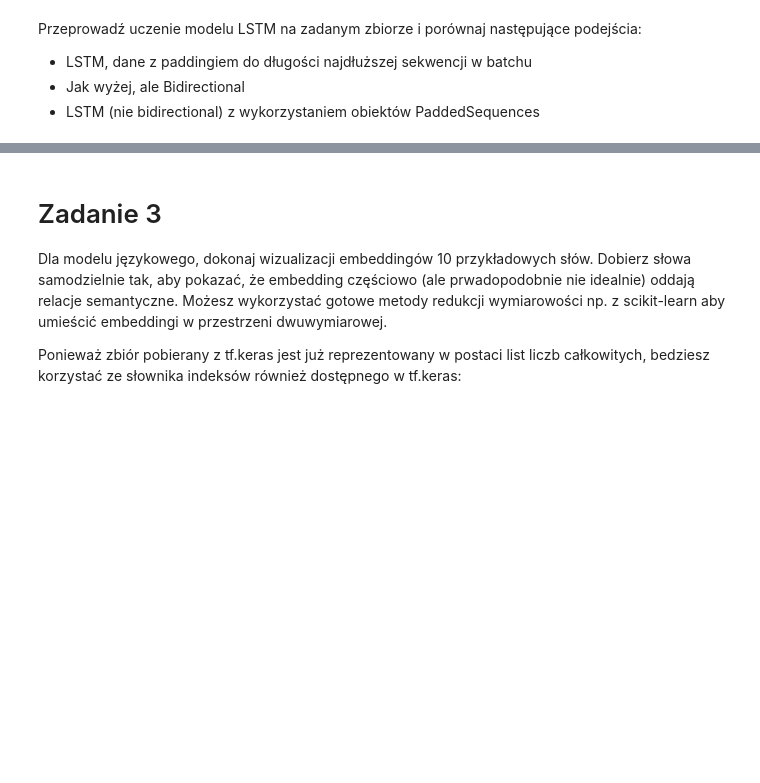
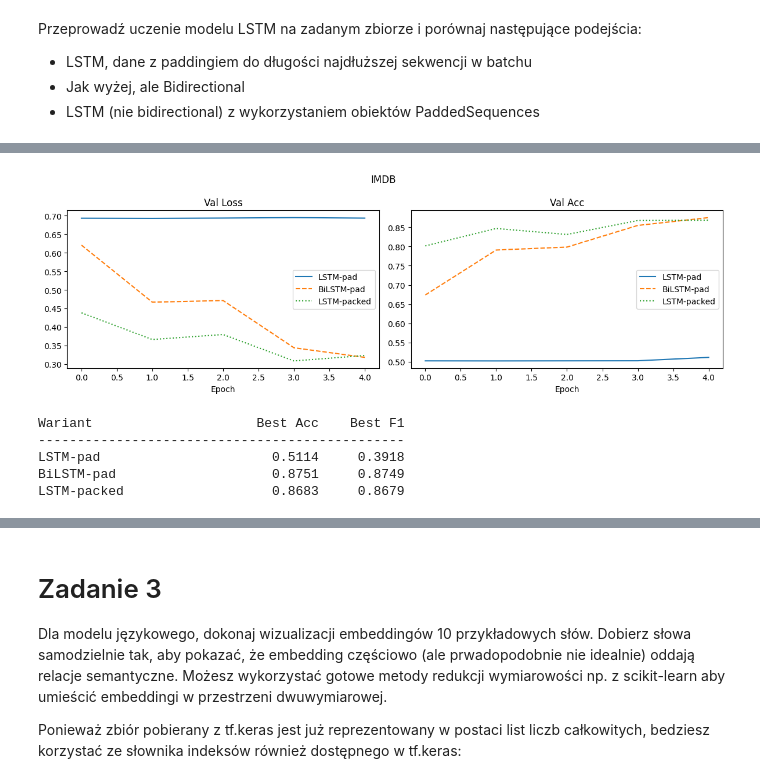
Before and after one commit to KwolekD/GlebokieSieciNeuronowe, a Jupyter notebook: lab09.ipynb, the cells around one changed output, grey strips where cells are left out. Drawn from its saved outputs; the diff is of its cells as text; code cells hidden in the pictures; blank space fills up the shorter version.

```diff
--- a/lab09.ipynb
+++ b/lab09.ipynb
@@ -343,0 +392,30 @@ Przeprowadź uczenie modelu LSTM na zadanym zbiorze i porównaj następujące po
+# %%
+# ── IMDB ──────────────────────────────────────────────────────────────────────
+NUM_WORDS = 10000
+VOCAB_SIZE = NUM_WORDS + 3  # +3 bo index_from=3
+
+(x_train, y_train), (x_test, y_test) = imdb.load_data(
+    path='imdb.npz',
+    num_words=NUM_WORDS,
+    skip_top=0,
+    maxlen=400,
+    seed=113,
+    start_char=1,
+    oov_char=2,
+    index_from=3
+)
+
+train_ds_imdb = IMDBDataset(x_train, y_train)
+test_ds_imdb  = IMDBDataset(x_test,  y_test)
+
+dl_pad  = DataLoader(train_ds_imdb, BATCH, shuffle=True,  collate_fn=collate_padded)
+dl_pad_v = DataLoader(test_ds_imdb,  BATCH, shuffle=False, collate_fn=collate_padded)
+dl_pack  = DataLoader(train_ds_imdb, BATCH, shuffle=True,  collate_fn=collate_packed)
+dl_pack_v = DataLoader(test_ds_imdb,  BATCH, shuffle=False, collate_fn=collate_packed)
+
+BASE_IMDB = dict(input_size=VOCAB_SIZE, hidden_size=HIDDEN,
+                 num_layers=LAYERS, num_classes=2, embed=True)
+
+h_imdb_pad, m1   = run_experiment("IMDB: LSTM + padded",   {**BASE_IMDB, 'bidirectional': False, 'packed': False}, dl_pad,   dl_pad_v,  2)
+h_imdb_bi, m2    = run_experiment("IMDB: BiLSTM + padded", {**BASE_IMDB, 'bidirectional': True,  'packed': False}, dl_pad,   dl_pad_v,  2)
+h_imdb_pack, m3  = run_experiment("IMDB: LSTM + packed",   {**BASE_IMDB, 'bidirectional': False, 'packed': True},  dl_pack,  dl_pack_v, 2)
@@ -343,0 +440,13 @@ Przeprowadź uczenie modelu LSTM na zadanym zbiorze i porównaj następujące po
+# %%
+plot_results([
+    ("LSTM-pad",    h_imdb_pad,  '-'),
+    ("BiLSTM-pad",  h_imdb_bi,   '--'),
+    ("LSTM-packed", h_imdb_pack, ':'),
+], "IMDB")
+# %% [output]
+[figure, added]
+Wariant                     Best Acc    Best F1
+-----------------------------------------------
+LSTM-pad                      0.5114     0.3918
+BiLSTM-pad                    0.8751     0.8749
+LSTM-packed                   0.8683     0.8679
```
Also changed, not shown: parts of 12 cells of this notebook.
